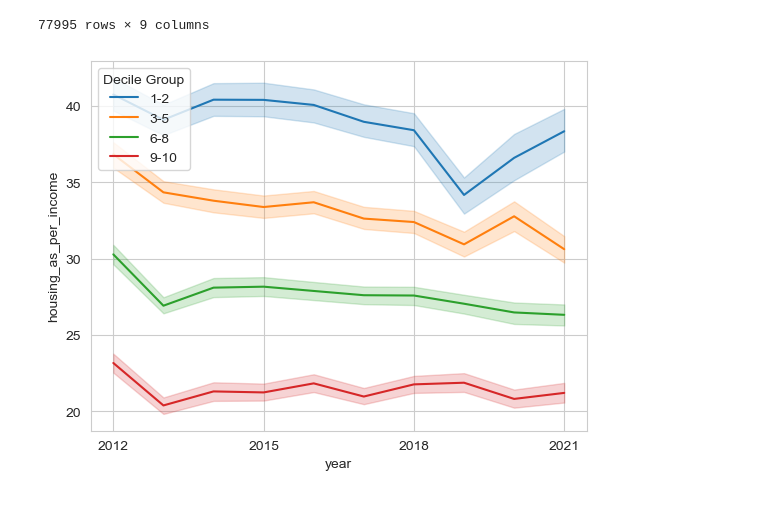
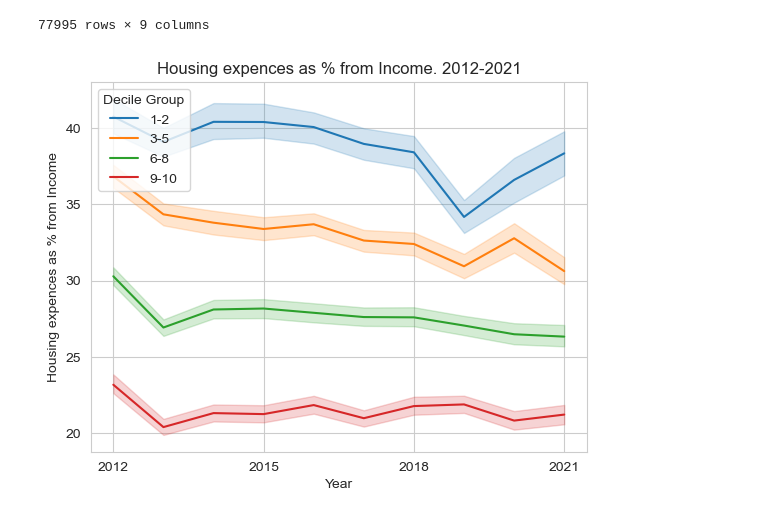
Before and after one commit to eladreuveni/Lamas, a Jupyter notebook: food_from_income_12_21.ipynb, the cells around one changed output. Drawn from its saved outputs; the diff is of its cells as text; code cells hidden in the pictures.

```diff
--- a/food_from_income_12_21.ipynb
+++ b/food_from_income_12_21.ipynb
@@ -152,23 +152,28 @@ housing_df.sort_values('housing_as_per_income')
 # %%
 # Create bins for 'nefashot' ranges
 bins = [0, 2.5, 5.5, 8.5, 10.5]
 
 # Create labels for the bins
 labels = ['1-2', '3-5', '6-8', '9-10']
 
 # Add a new column to the DataFrame with the 'nefashot' ranges
 housing_df.loc[:, 'decile_group'] = pd.cut(housing_df['decile'], bins=bins, labels=labels)
 
 sns.set_style('whitegrid')
 ax = sns.lineplot(x="year", y="housing_as_per_income", hue='decile_group', data=housing_df)
 
 # Set the custom legend
 ax.legend(title='Decile Group', loc='upper left')
 
 custom_ticks = [2012, 2015, 2018, 2021]
 plt.xticks(custom_ticks)
 
+# Set labels and title
+ax.set_xlabel('Year')
+ax.set_ylabel('Housing expences as % from Income')
+ax.set_title('Housing expences as % from Income. 2012-2021')
+
 # Show the plot
 plt.show()
 # %% [output]
-[figure, old version]
+[figure, new version]
```
Also changed, not shown: parts of 2 cells of this notebook, 2 other files.
